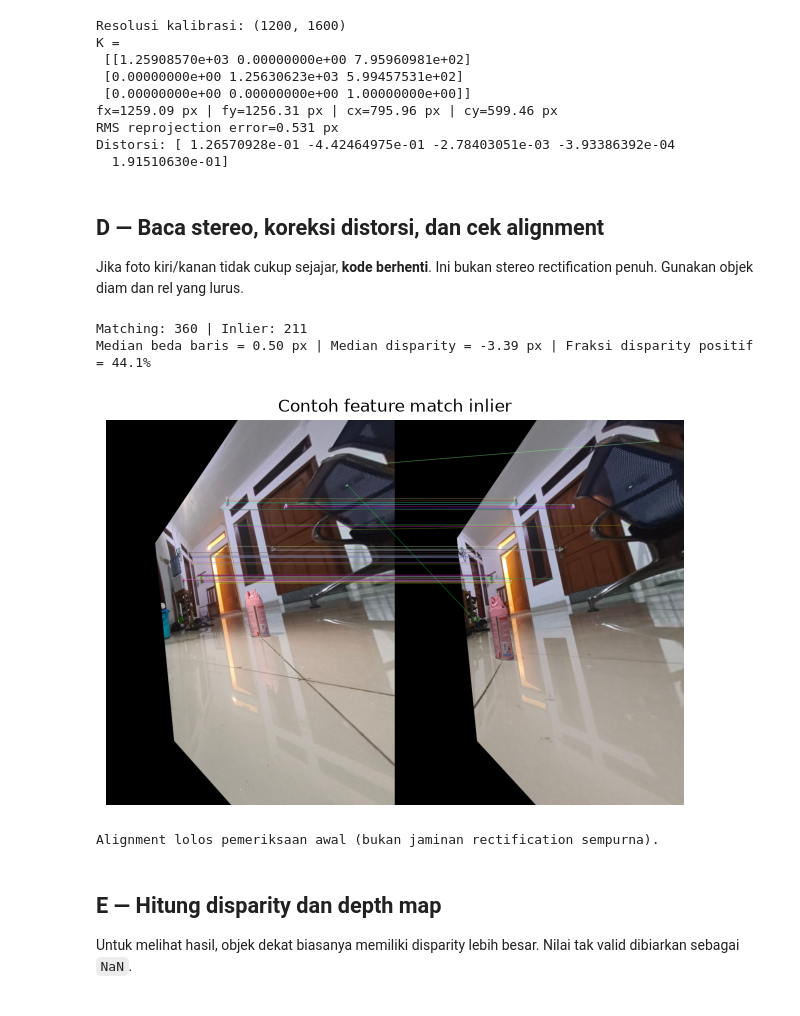
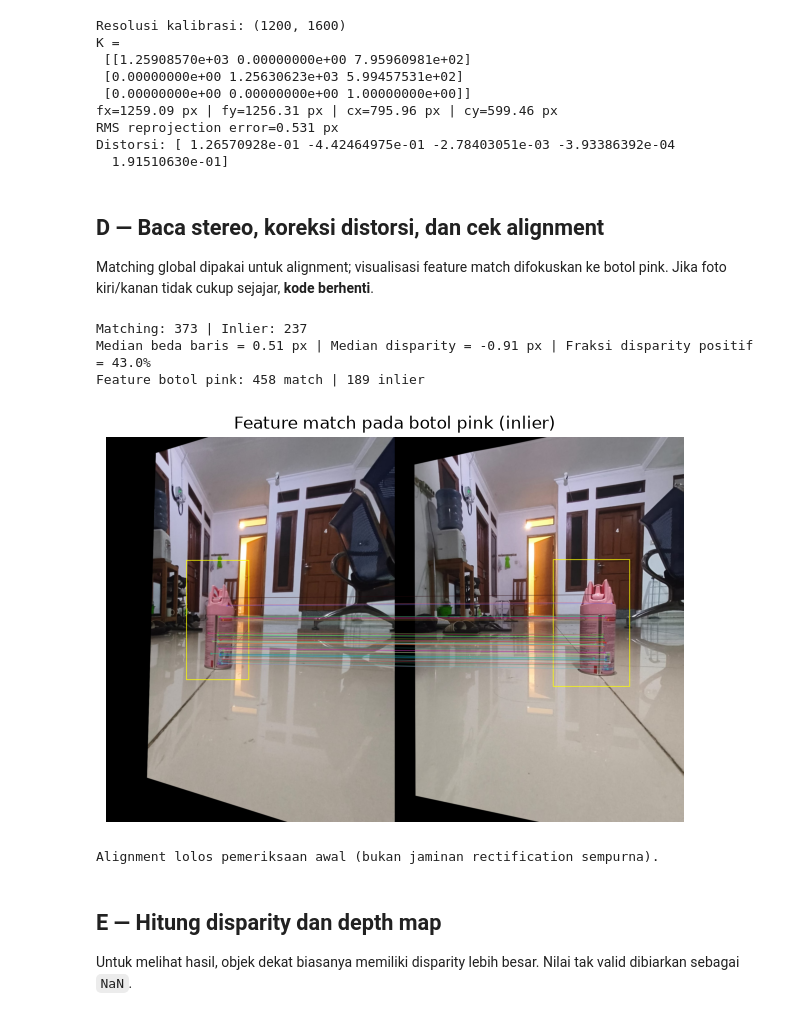
Before and after one commit to arusuzen/PROJEK-COMVIS, a Jupyter notebook: Starter_Stereo_1HP.ipynb, the cells around one changed output. Saved outputs shown, nothing was run; the diff lists cells and outputs as text; code cells hidden in the pictures.

```diff
--- a/Starter_Stereo_1HP.ipynb
+++ b/Starter_Stereo_1HP.ipynb
@@ -24,7 +24,7 @@ OUT = DATA_DIR/'output'
 OUT.mkdir(parents=True, exist_ok=True)
 image_ext = {'.jpg','.jpeg','.png','.bmp'}
 cal_files = sorted(p for p in CAL_DIR.iterdir() if p.suffix.lower() in image_ext) if CAL_DIR.exists() else []
-L_PATH, R_PATH = STEREO_DIR/'kiri 100.jpeg', STEREO_DIR/'kanan 100.jpeg'
+L_PATH, R_PATH = STEREO_DIR/'kiri 50.jpeg', STEREO_DIR/'kanan 50.jpeg'
 print('OpenCV:',cv2.__version__)
 print('Foto kalibrasi:',len(cal_files),'| kiri:',L_PATH.exists(),'| kanan:',R_PATH.exists())
 print('Kotak:',SQUARE_SIZE_MM,'mm | baseline:',BASELINE_CM,'cm')
@@ -100,7 +100,7 @@ Distorsi: [ 1.26570928e-01 -4.42464975e-01 -2.78403051e-03 -3.93386392e-04
   1.91510630e-01]
 # %% [markdown]
 ## D — Baca stereo, koreksi distorsi, dan cek alignment
-Jika foto kiri/kanan tidak cukup sejajar, **kode berhenti**. Ini bukan stereo rectification penuh. Gunakan objek diam dan rel yang lurus.
+Matching global dipakai untuk alignment; visualisasi feature match difokuskan ke botol pink. Jika foto kiri/kanan tidak cukup sejajar, **kode berhenti**.
 # %%
 left=cv2.imread(str(L_PATH));right=cv2.imread(str(R_PATH))
 if left is None or right is None: raise ValueError('Gagal membaca foto stereo')
@@ -133,44 +133,82 @@ pL=np.float32([k1[m.queryIdx].pt for m in good]);pR=np.float32([k2[m.trainIdx].p
 # Fundamental matrix hanya untuk filter outlier, bukan mengganti rectification
 F,mask=cv2.findFundamentalMat(pL,pR,cv2.FM_RANSAC,1.5,0.99)
 if mask is None: raise RuntimeError('RANSAC gagal: pasangan foto sulit dicocokkan.')
 inlier=mask.ravel().astype(bool)
 if inlier.sum()<15: raise RuntimeError('Inlier kurang dari 15. Ulangi foto.')
 rect_ok,H1,H2=cv2.stereoRectifyUncalibrated(pL[inlier],pR[inlier],F,size_wh,threshold=5)
 if not rect_ok: raise RuntimeError('Rectification gagal. Ambil ulang pasangan foto dari posisi sejajar.')
 candidates=[]
 for h_left,h_right in ((H1,H2),(H2,H1)):
     rectL=cv2.perspectiveTransform(pL[inlier][None,:,:],h_left)[0]
     rectR=cv2.perspectiveTransform(pR[inlier][None,:,:],h_right)[0]
     dy=np.abs(rectL[:,1]-rectR[:,1])
     dx=rectL[:,0]-rectR[:,0]
     candidates.append((float(np.median(dy)),float(np.median(dx)),float(np.mean(dx>0)),h_left,h_right))
 valid=[c for c in candidates if c[0]<=2.0 and c[2]>=0.35]
 if not valid:
     raise RuntimeError('Tidak ada arah rectification yang memenuhi penyelarasan. Ulangi pasangan foto.')
 median_dy,median_dx,positive_fraction,H1,H2=min(valid,key=lambda c:(c[0],-c[1]))
 left_u=cv2.warpPerspective(left_u,H1,size_wh,flags=cv2.INTER_LINEAR)
 right_u=cv2.warpPerspective(right_u,H2,size_wh,flags=cv2.INTER_LINEAR)
 print('Matching:',len(good),'| Inlier:',int(inlier.sum()))
 print(f'Median beda baris = {median_dy:.2f} px | Median disparity = {median_dx:.2f} px | Fraksi disparity positif = {positive_fraction:.1%}')
+def pink_bottle_feature_mask(image):
+    h,w=image.shape[:2]
+    hsv=cv2.cvtColor(image,cv2.COLOR_BGR2HSV)
+    pink=cv2.inRange(hsv,np.array([145,30,45],np.uint8),np.array([179,255,255],np.uint8))
+    pink[:int(0.35*h),:]=0
+    pink=cv2.morphologyEx(pink,cv2.MORPH_CLOSE,np.ones((5,5),np.uint8))
+    count,labels,stats,_=cv2.connectedComponentsWithStats(pink)
+    candidates=[]
+    for x,y,bw,bh,area in stats[1:]:
+        aspect=bh/max(bw,1)
+        if area>=300 and 1.2<=aspect<=7 and y>=0.35*h:
+            candidates.append((int(area),int(x),int(y),int(bw),int(bh)))
+    if not candidates:
+        raise RuntimeError('Botol pink tidak terdeteksi. Pastikan botol terlihat jelas di kedua foto.')
+    _,x,y,bw,bh=max(candidates)
+    pad=max(12,int(max(bw,bh)*0.12))
+    x0,y0=max(0,x-pad),max(0,y-pad)
+    x1,y1=min(w,x+bw+pad),min(h,y+bh+pad)
+    feature_mask=np.zeros((h,w),np.uint8)
+    feature_mask[y0:y1,x0:x1]=255
+    return feature_mask,(x0,y0,x1,y1)
+
+pink_mask_l,pink_box_l=pink_bottle_feature_mask(left_u)
+pink_mask_r,pink_box_r=pink_bottle_feature_mask(right_u)
 lg=cv2.cvtColor(left_u,cv2.COLOR_BGR2GRAY)
 rg=cv2.cvtColor(right_u,cv2.COLOR_BGR2GRAY)
-rk1,rdes1=orb.detectAndCompute(lg,None)
-rk2,rdes2=orb.detectAndCompute(rg,None)
-rect_matches=[]
-if rdes1 is not None and rdes2 is not None:
-    rect_matches=cv2.BFMatcher(cv2.NORM_HAMMING).knnMatch(rdes1,rdes2,k=2)
-    rect_matches=[m for m,n in rect_matches if m.distance<0.75*n.distance]
-vis=cv2.drawMatches(left_u,rk1,right_u,rk2,rect_matches[:40],None,flags=cv2.DrawMatchesFlags_NOT_DRAW_SINGLE_POINTS)
-plt.figure(figsize=(13,5));plt.imshow(cv2.cvtColor(vis,cv2.COLOR_BGR2RGB));plt.title('Contoh feature match inlier');plt.axis('off');plt.show()
+pink_orb=cv2.ORB_create(nfeatures=5000,fastThreshold=5)
+pink_kp_l,pink_desc_l=pink_orb.detectAndCompute(lg,pink_mask_l)
+pink_kp_r,pink_desc_r=pink_orb.detectAndCompute(rg,pink_mask_r)
+if pink_desc_l is None or pink_desc_r is None:
+    raise RuntimeError('Fitur botol pink tidak cukup. Gunakan foto yang lebih tajam dan bertekstur.')
+pink_pairs=cv2.BFMatcher(cv2.NORM_HAMMING).knnMatch(pink_desc_l,pink_desc_r,k=2)
+pink_good=[m for m,n in pink_pairs if m.distance<0.85*n.distance]
+if len(pink_good)<8:
+    raise RuntimeError(f'Hanya {len(pink_good)} feature match botol pink. Periksa foto dan pencahayaan.')
+pink_pL=np.float32([pink_kp_l[m.queryIdx].pt for m in pink_good])
+pink_pR=np.float32([pink_kp_r[m.trainIdx].pt for m in pink_good])
+_,pink_inlier_mask=cv2.findFundamentalMat(pink_pL,pink_pR,cv2.FM_RANSAC,2.0,0.99)
+if pink_inlier_mask is None or int(pink_inlier_mask.sum())<8:
+    raise RuntimeError('Feature match botol pink tidak cukup konsisten. Ambil ulang foto tanpa mengubah posisi botol.')
+pink_inliers=[m for m,keep in zip(pink_good,pink_inlier_mask.ravel().astype(bool)) if keep]
+left_vis=left_u.copy();right_vis=right_u.copy()
+cv2.rectangle(left_vis,pink_box_l[:2],(pink_box_l[2]-1,pink_box_l[3]-1),(0,255,255),2)
+cv2.rectangle(right_vis,pink_box_r[:2],(pink_box_r[2]-1,pink_box_r[3]-1),(0,255,255),2)
+vis=cv2.drawMatches(left_vis,pink_kp_l,right_vis,pink_kp_r,pink_inliers[:40],None,flags=cv2.DrawMatchesFlags_NOT_DRAW_SINGLE_POINTS)
+print(f'Feature botol pink: {len(pink_good)} match | {len(pink_inliers)} inlier')
+plt.figure(figsize=(13,5));plt.imshow(cv2.cvtColor(vis,cv2.COLOR_BGR2RGB));plt.title('Feature match pada botol pink (inlier)');plt.axis('off');plt.show()
 cv2.imwrite(str(OUT/'matches.jpg'),vis)
 ALIGNMENT_OK = (median_dy<=2.0 and positive_fraction>=0.35)
 if not ALIGNMENT_OK:
     raise RuntimeError('Alignment belum cukup baik. Ulangi foto stereo tanpa rotasi/naik-turun; jangan pakai hasil depth.')
 print('Alignment lolos pemeriksaan awal (bukan jaminan rectification sempurna).')
 # %% [output]
-Matching: 360 | Inlier: 211
-Median beda baris = 0.50 px | Median disparity = -3.39 px | Fraksi disparity positif = 44.1%
+Matching: 373 | Inlier: 237
+Median beda baris = 0.51 px | Median disparity = -0.91 px | Fraksi disparity positif = 43.0%
+Feature botol pink: 458 match | 189 inlier
-[figure, old version]
+[figure, new version]
 Alignment lolos pemeriksaan awal (bukan jaminan rectification sempurna).
 # %% [markdown]
 ## E — Hitung disparity dan depth map
```
Also changed, not shown: parts of 3 cells of this notebook, 5 other files.
